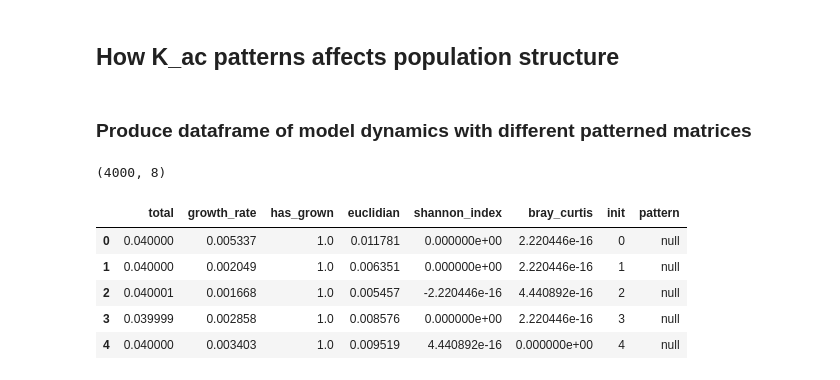
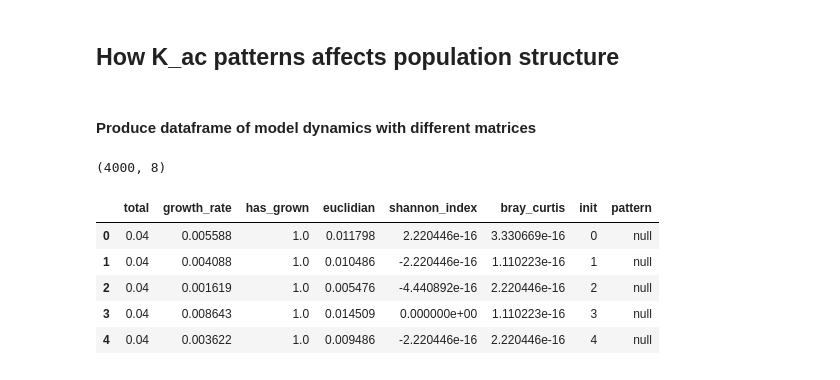
Before and after one commit to DJSiddharthVader/Simulations-02712-Project, a Jupyter notebook: Notebooks/Pattern_Analysis.ipynb, the cells around one changed output. Cells and saved outputs as stored; diff of their text form; code cells hidden in the pictures.

```diff
--- a/Notebooks/Pattern_Analysis.ipynb
+++ b/Notebooks/Pattern_Analysis.ipynb
@@ -9,29 +10,26 @@ import patterns_analysis as pa
 # %% [markdown]
 ## How K_ac patterns affects population structure
 # %% [markdown]
-### Produce dataframe of model dynamics with different patterned matrices
+#### Produce dataframe of model dynamics with different matrices
 # %%
-sizes = 4
+size = 4
 num = 500
 lower, upper = 0.001, 0.01
 patterns = ['null', 'ident', 'naive', 'immune',
             'barbell', 'cycle', 'complete', 'star']
 end_time = 200
-
-results = pa.analyze(sizes,
-                     num,
-                     lower,
-                     upper,
+inits = analysis.make_random_abundances(size, num, lower, upper)
+results = pa.analyze(inits,
                      patterns,
                      end_time)
 print(results.shape)
 results.to_csv('../Data/pattern_analysis.tsv', sep='\t', index=False)
 results.head()
 # %% [output]
 (4000, 8)
 |  | total | growth_rate | has_grown | euclidian | shannon_index | bray_curtis | init | pattern |
-| 0 | 0.040000 | 0.005337 | 1.0 | 0.011781 | 0.000000e+00 | 2.220446e-16 | 0 | null |
-| 1 | 0.040000 | 0.002049 | 1.0 | 0.006351 | 0.000000e+00 | 2.220446e-16 | 1 | null |
-| 2 | 0.040001 | 0.001668 | 1.0 | 0.005457 | -2.220446e-16 | 4.440892e-16 | 2 | null |
-| 3 | 0.039999 | 0.002858 | 1.0 | 0.008576 | 0.000000e+00 | 2.220446e-16 | 3 | null |
-| 4 | 0.040000 | 0.003403 | 1.0 | 0.009519 | 4.440892e-16 | 0.000000e+00 | 4 | null |
+| 0 | 0.04 | 0.005588 | 1.0 | 0.011798 | 2.220446e-16 | 3.330669e-16 | 0 | null |
+| 1 | 0.04 | 0.004088 | 1.0 | 0.010486 | -2.220446e-16 | 1.110223e-16 | 1 | null |
+| 2 | 0.04 | 0.001619 | 1.0 | 0.005476 | -4.440892e-16 | 2.220446e-16 | 2 | null |
+| 3 | 0.04 | 0.008643 | 1.0 | 0.014509 | 0.000000e+00 | 1.110223e-16 | 3 | null |
+| 4 | 0.04 | 0.003622 | 1.0 | 0.009486 | -2.220446e-16 | 2.220446e-16 | 4 | null |
```
Also changed, not shown: parts of 4 cells of this notebook, 4 other files.
